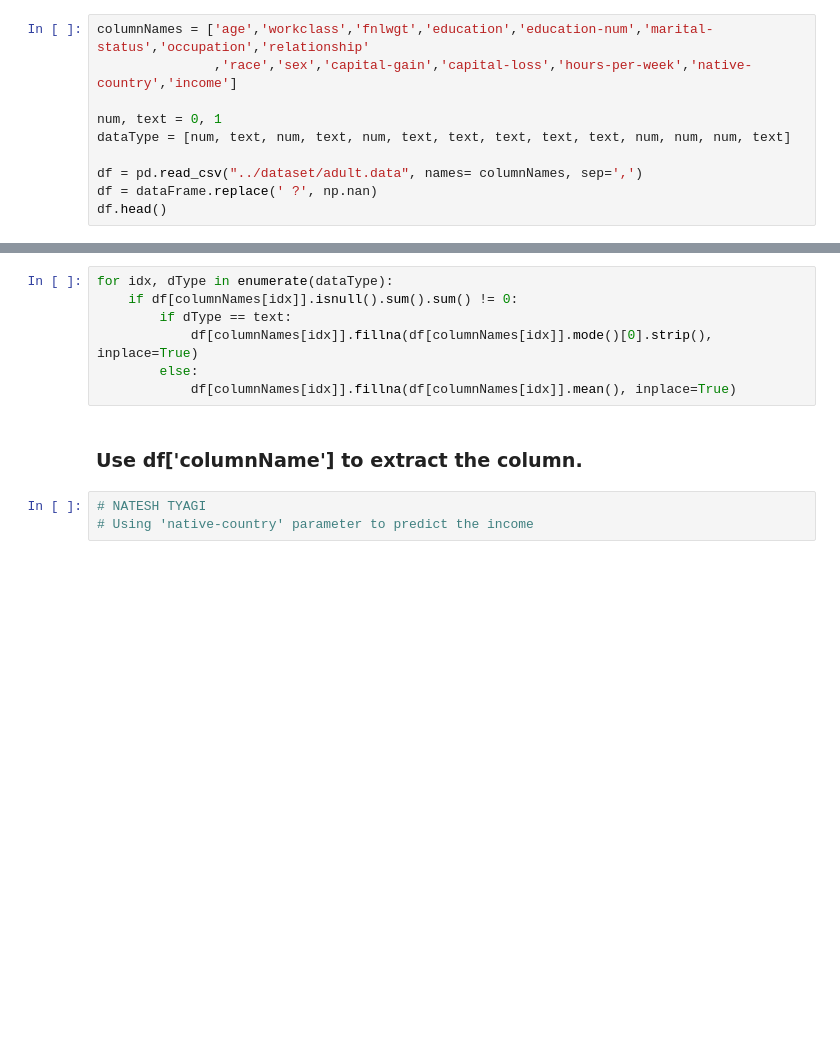
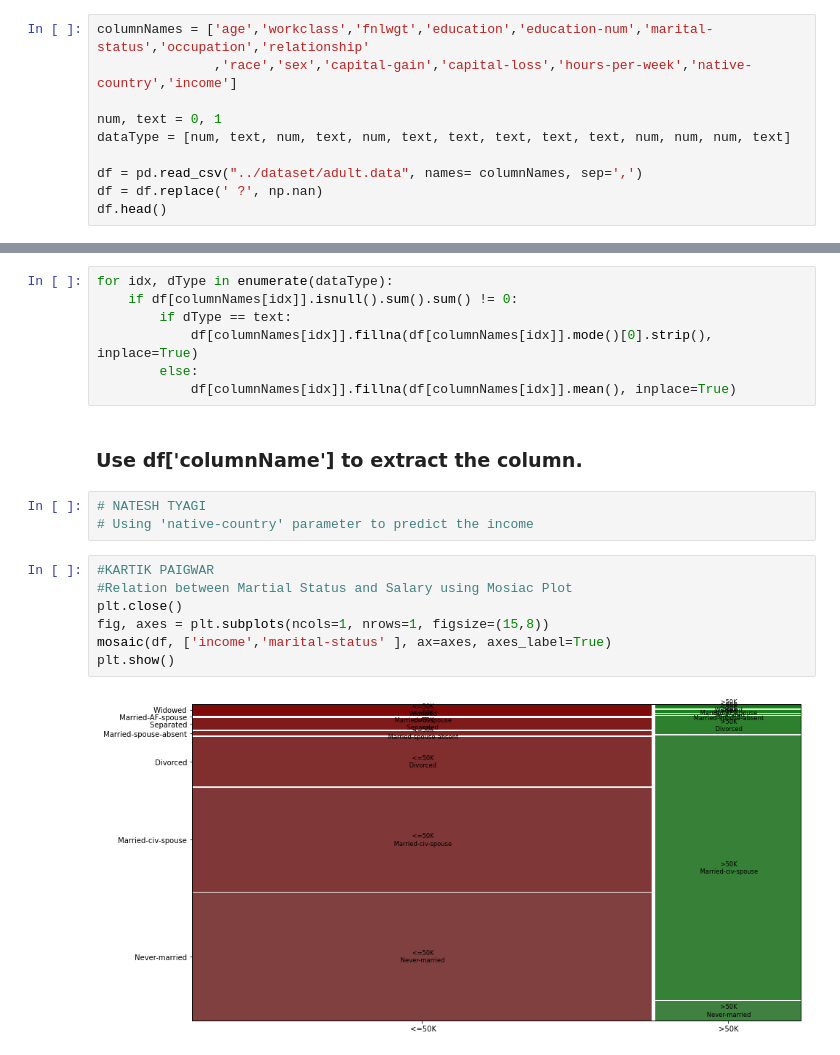
Before and after one commit to kartikpaigwar/CSE578Project, a Jupyter notebook: src/main.ipynb, the cells around one changed output, grey strips where cells are left out. Cells and saved outputs as stored; diff of their text form; blank space fills up the shorter version.

Commit message:
user_story:martial-status

```diff
--- a/src/main.ipynb
+++ b/src/main.ipynb
@@ -11,7 +12,7 @@ num, text = 0, 1
 dataType = [num, text, num, text, num, text, text, text, text, text, num, num, num, text]
 
 df = pd.read_csv("../dataset/adult.data", names= columnNames, sep=',')
-df = dataFrame.replace(' ?', np.nan)
+df = df.replace(' ?', np.nan)
 df.head()
 # %% [output]
 |  | age | workclass | fnlwgt | education | education-num | marital-status | occupation | relationship | ... |
@@ -32,3 +33,12 @@ for idx, dType in enumerate(dataType):
 # %%
 # NATESH TYAGI
 # Using 'native-country' parameter to predict the income
+# %%
+#KARTIK PAIGWAR
+#Relation between Martial Status and Salary using Mosiac Plot
+plt.close()
+fig, axes = plt.subplots(ncols=1, nrows=1, figsize=(15,8))
+mosaic(df, ['income','marital-status' ], ax=axes, axes_label=True)
+plt.show()
+# %% [output]
+[figure, added]
```
Also changed, not shown: parts of 1 cell of this notebook, 3 other files.
